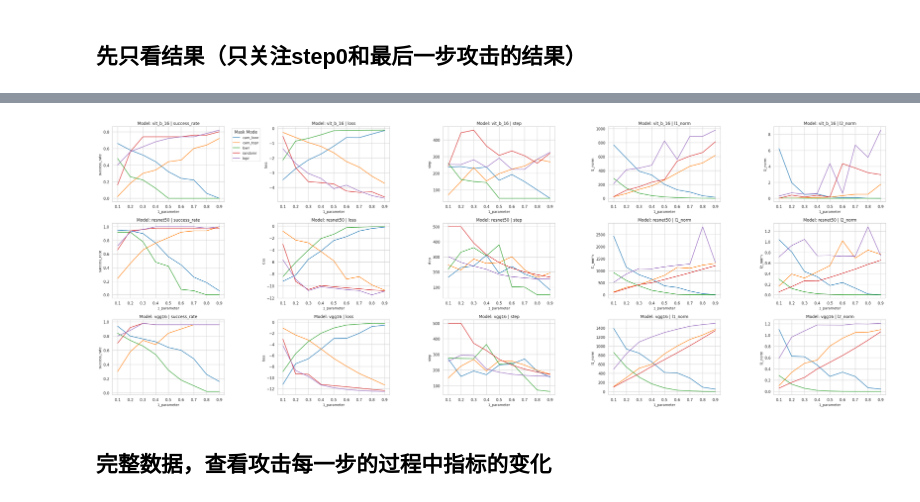
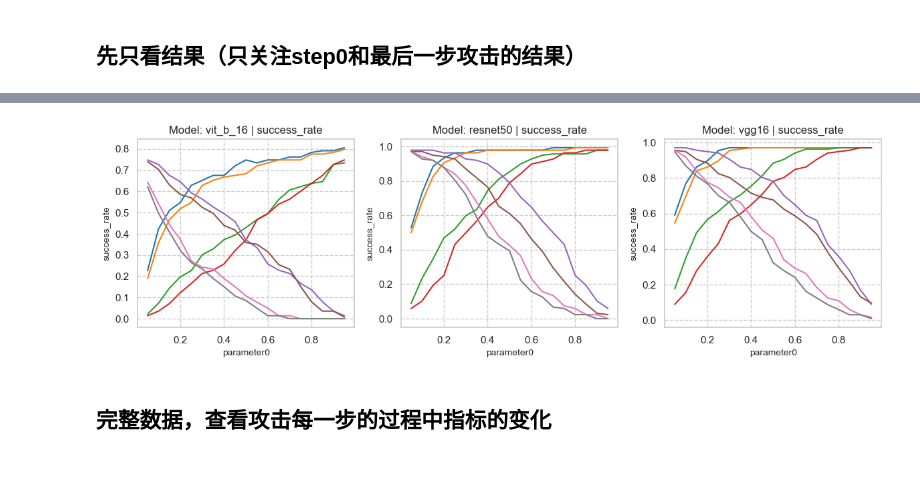
Before and after one commit to zhaobenyan51129/robustness_with_visualization, a Jupyter notebook: data_analysis_multi_step.ipynb, the cells around one changed output, grey strips where cells are left out. Drawn from its saved outputs; the diff is of its cells as text; code cells hidden in the pictures; blank space fills up the shorter version.

```diff
--- a/data_analysis_multi_step.ipynb
+++ b/data_analysis_multi_step.ipynb
@@ -203,4 +110,6 @@ data_root = './data_stage2/multi_step_total100_0918'
+# %%
+data_root = './data_stage3/multi_step_total100_1016'
 # %%
-data_result = pd.read_excel('./data_stage2/multi_step_total100_0918/filtered_result_multi_step_total100_0918.xlsx')
+data_result = pd.read_excel('./data_stage3/multi_step_total100_1016/filtered_result_multi_step_total100_1016.xlsx')
 data_result.head()
 # %% [output]
@@ -277,0 +137,5 @@ findfont: Font family 'WenQuanYi Zen Hei' not found.
+# %%
+# label_list = ['success_rate', 'attack_loss']
+label_list = ['success_rate']
+mask_mode_list = ['topr', 'channel_topr', 'cam_topr','seed_randomr', 'seed_randomr_lowr', 'cam_lowr', 'channel_lowr', 'lowr']
+plot_success_rate_vs_r(data_result, var = 'parameter', label_list = label_list, output_path=data_root, save_name='multi_only_success_rate_vs_parameter', ncols=3, nrows=1, mask_mode_list=mask_mode_list)
@@ -278,8 +144,8 @@ findfont: Font family 'WenQuanYi Zen Hei' not found.
 # %%
-label_list = ['success_rate', 'loss', 'step', 'l1_norm', 'l2_norm']
-plot_success_rate_vs_r(data_result, '1_parameter', label_list, output_path=data_root, save_name='success_rate_vs_1_parameter')
+label_list = ['success_rate']
+plot_success_rate_vs_r(data_result, var = 'parameter0', label_list = label_list, output_path=data_root, save_name='success_rate_vs_parameter0', ncols=3, nrows=1, mask_mode_list=mask_mode_list,if_legend=False)
 # %% [output]
-[figure, old version]
+[figure, new version]
 # %% [markdown]
 ## 完整数据，查看攻击每一步的过程中指标的变化
 # %%
```
Also changed, not shown: parts of 39 cells of this notebook, 4 other files.
